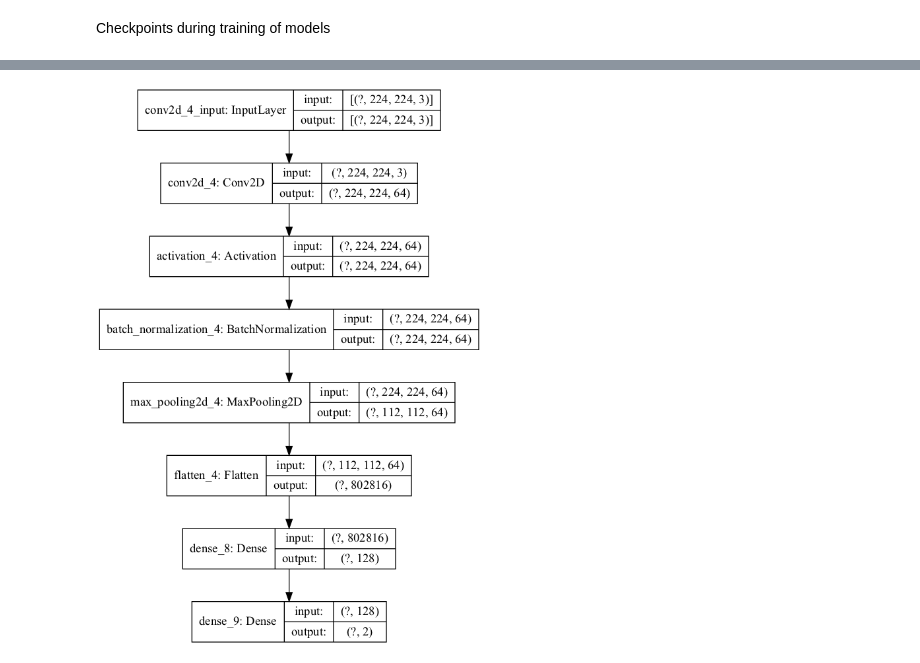
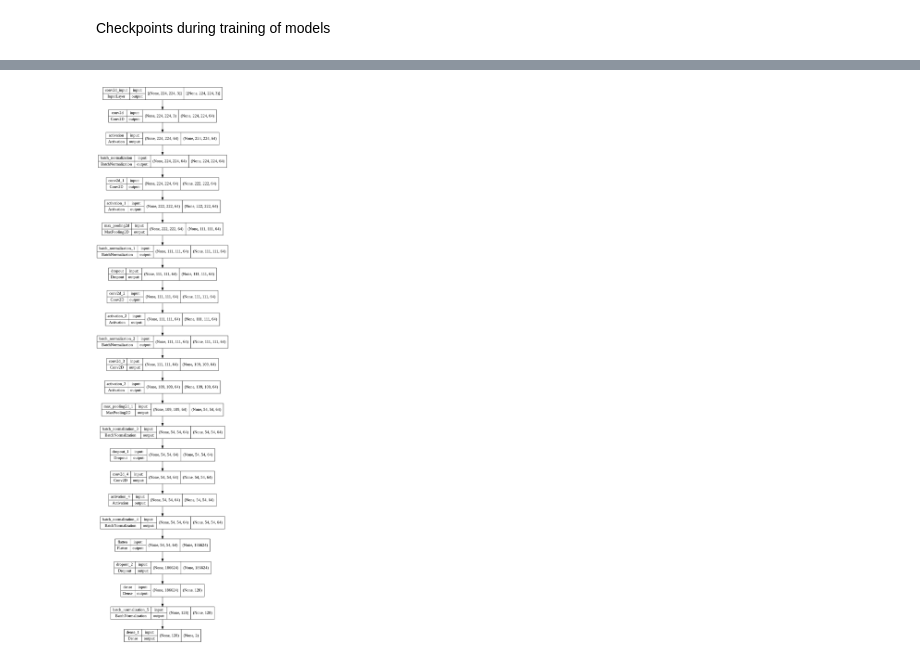
Before and after one commit to azizayesha/Brain-Tumor-Classification, a Jupyter notebook: code.ipynb, the cells around one changed output, grey strips where cells are left out. Saved outputs shown, nothing was run; the diff lists cells and outputs as text; code cells hidden in the pictures.

```diff
--- a/code.ipynb
+++ b/code.ipynb
@@ -280,0 +364,39 @@ _________________________________________________________________
+# %%
+cnn_model1 = Sequential()
+
+# input layer
+cnn_model1.add(Conv2D(64, kernel_size=(3, 3), padding='same',input_shape=(IMAGE_DIM, IMAGE_DIM, 3)))
+cnn_model1.add(Activation('relu'))
+cnn_model1.add(BatchNormalization())
+
+# first layer
+cnn_model1.add(Conv2D(64, (3, 3)))
+cnn_model1.add(Activation('relu'))
+cnn_model1.add(MaxPooling2D(pool_size=(2, 2)))
+cnn_model1.add(BatchNormalization())
+cnn_model1.add(Dropout(0.35))
+
+# third layer
+cnn_model1.add(Conv2D(64, (3, 3), padding='same'))
+cnn_model1.add(Activation('relu'))
+cnn_model1.add(BatchNormalization())
+
+# fourth layer
+cnn_model1.add(Conv2D(64, (3, 3)))
+cnn_model1.add(Activation('relu'))
+cnn_model1.add(MaxPooling2D(pool_size=(2, 2)))
+cnn_model1.add(BatchNormalization())
+cnn_model1.add(Dropout(0.35))
+
+# fifth layer
+cnn_model1.add(Conv2D(64, (3, 3), padding='same'))
+cnn_model1.add(Activation('relu'))
+cnn_model1.add(BatchNormalization())
+
+cnn_model1.add(Flatten())
+cnn_model1.add(Dropout(0.5))
+cnn_model1.add(Dense(128, activation='relu'))
+cnn_model1.add(BatchNormalization())
+cnn_model1.add(Dense(2, activation= 'sigmoid'))
+
+cnn_model1.summary()
@@ -281,9 +421,9 @@ _________________________________________________________________
 # %%
 plot_model(
-    cnn1,
+    cnn_model1,
     to_file="cnn1.png",
     show_shapes=True,
     show_layer_names=True
 )
 # %% [output]
-[figure, old version]
+[figure, new version]
```
Also changed, not shown: parts of 38 cells of this notebook.
